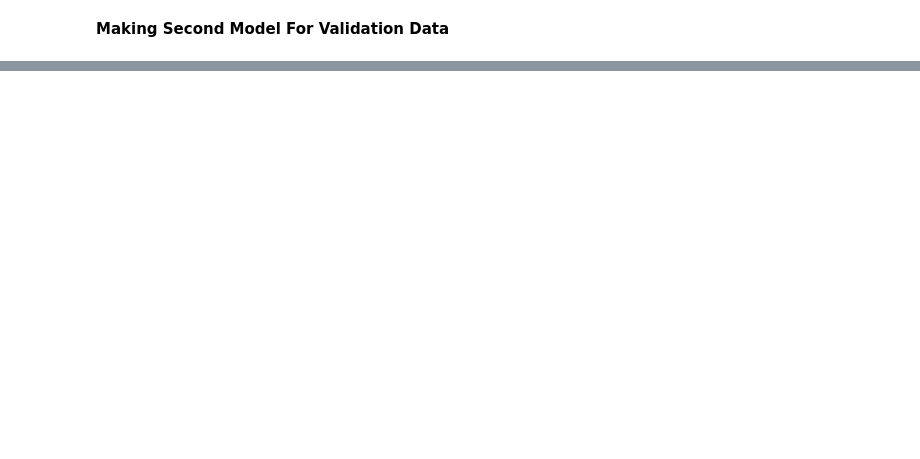
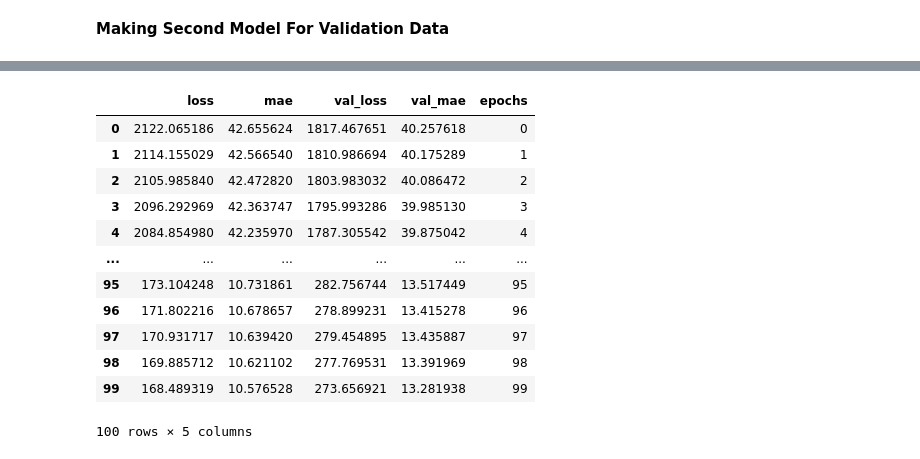
Before and after one commit to SyedHuzaifa007/PIAIC-Deep-Learning-Assignment, a Jupyter notebook: Concrete_Strength_Assignment.ipynb, the cells around one changed output, grey strips where cells are left out. Cells and saved outputs as stored; diff of their text form; code cells hidden in the pictures; blank space fills up the shorter version.

```diff
--- a/Concrete_Strength_Assignment.ipynb
+++ b/Concrete_Strength_Assignment.ipynb
@@ -424,0 +421,10 @@ model = model.add()
+# %%
+#Making Second Model For Validation Data
+from tensorflow.keras.models import Sequential
+model2 = Sequential()
+model2.add(Dense(10, activation='relu', input_shape = (8,)))
+model2.add(Dense(8, activation='relu'))
+model2.add(Dense(6, activation='relu'))
+model2.add(Dense(5))
+model2.compile(optimizer='rmsprop', loss='mse', metrics=['mae'])
+model2.summary()
@@ -424,0 +448,21 @@ model = model.add()
+# %%
+history_1 = model2.fit(normal_train_data, train_labels, epochs=100, verbose = 0, validation_split=0.2)
+# %%
+# Feeding history_1 In DataFrame
+history_1_df = pd.DataFrame(history_1.history)
+history_1_df['epochs'] = history.epoch
+history_1_df
+# %% [output]
+|  | loss | mae | val_loss | val_mae | epochs |
+| 0 | 2122.065186 | 42.655624 | 1817.467651 | 40.257618 | 0 |
+| 1 | 2114.155029 | 42.566540 | 1810.986694 | 40.175289 | 1 |
+| 2 | 2105.985840 | 42.472820 | 1803.983032 | 40.086472 | 2 |
+| 3 | 2096.292969 | 42.363747 | 1795.993286 | 39.985130 | 3 |
+| 4 | 2084.854980 | 42.235970 | 1787.305542 | 39.875042 | 4 |
+| ... | ... | ... | ... | ... | ... |
+| 95 | 173.104248 | 10.731861 | 282.756744 | 13.517449 | 95 |
+| 96 | 171.802216 | 10.678657 | 278.899231 | 13.415278 | 96 |
+| 97 | 170.931717 | 10.639420 | 279.454895 | 13.435887 | 97 |
+| 98 | 169.885712 | 10.621102 | 277.769531 | 13.391969 | 98 |
+| 99 | 168.489319 | 10.576528 | 273.656921 | 13.281938 | 99 |
+100 rows × 5 columns
```
Also changed, not shown: parts of 13 cells of this notebook.
